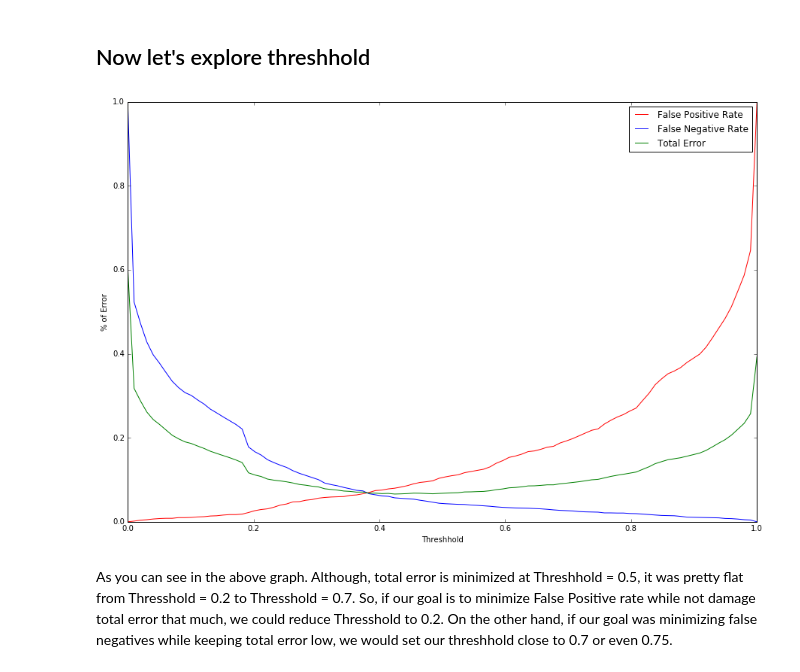
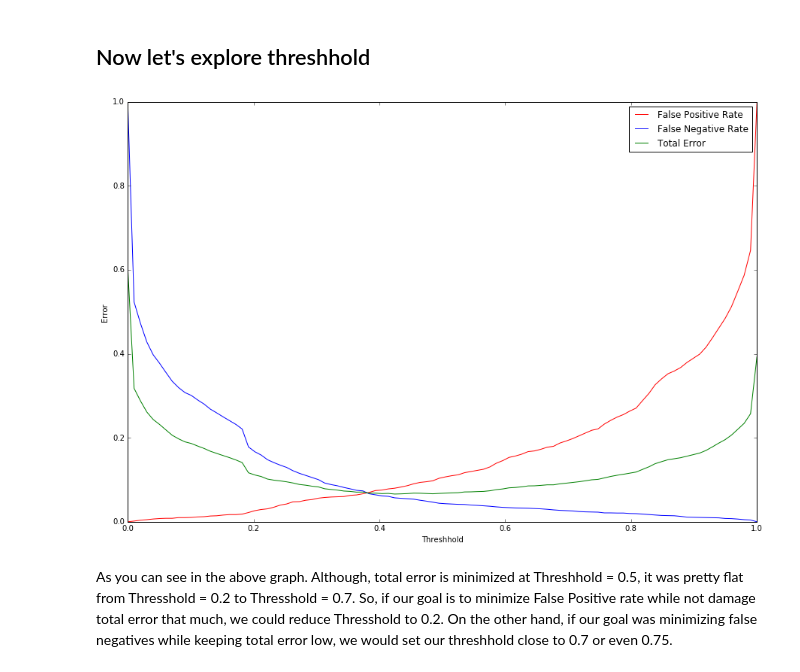
Before and after one commit to prymnumber/DS-SF-24, a Jupyter notebook: Code/Lecture9.ipynb, the cells around one changed output. Saved outputs shown, nothing was run; the diff lists cells and outputs as text; code cells hidden in the pictures.

```diff
--- a/Code/Lecture9.ipynb
+++ b/Code/Lecture9.ipynb
@@ -171,15 +171,15 @@ for i in ThreshholdRange:
 # %%
 plt.figure(figsize=(15,10))
 
 plt.plot(ThreshholdRange, FPR_List, color = 'r', label = 'False Positive Rate')
 plt.plot(ThreshholdRange, FNR_List, color = 'b', label = 'False Negative Rate')
 plt.plot(ThreshholdRange, Err_List, color = 'g', label = 'Total Error')
 plt.xlabel("Threshhold")
-plt.ylabel("% of Error")
+plt.ylabel("Error")
 plt.legend()
 plt.show()
 # %% [output]
-[figure, old version]
+[figure, new version]
 # %% [markdown]
 As you can see in the above graph. Although, total error is minimized at Threshhold = 0.5, it was pretty flat from Thresshold = 0.2 to Thresshold = 0.7. So, if our goal is to minimize False Positive rate while not damage total error that much, we could reduce Thresshold to 0.2. On the other hand, if our goal was minimizing false negatives while keeping total error low, we would set our threshhold close to 0.7 or even 0.75.
 # %% [markdown]
```
Also changed, not shown: parts of 3 cells of this notebook, 1 other file.
